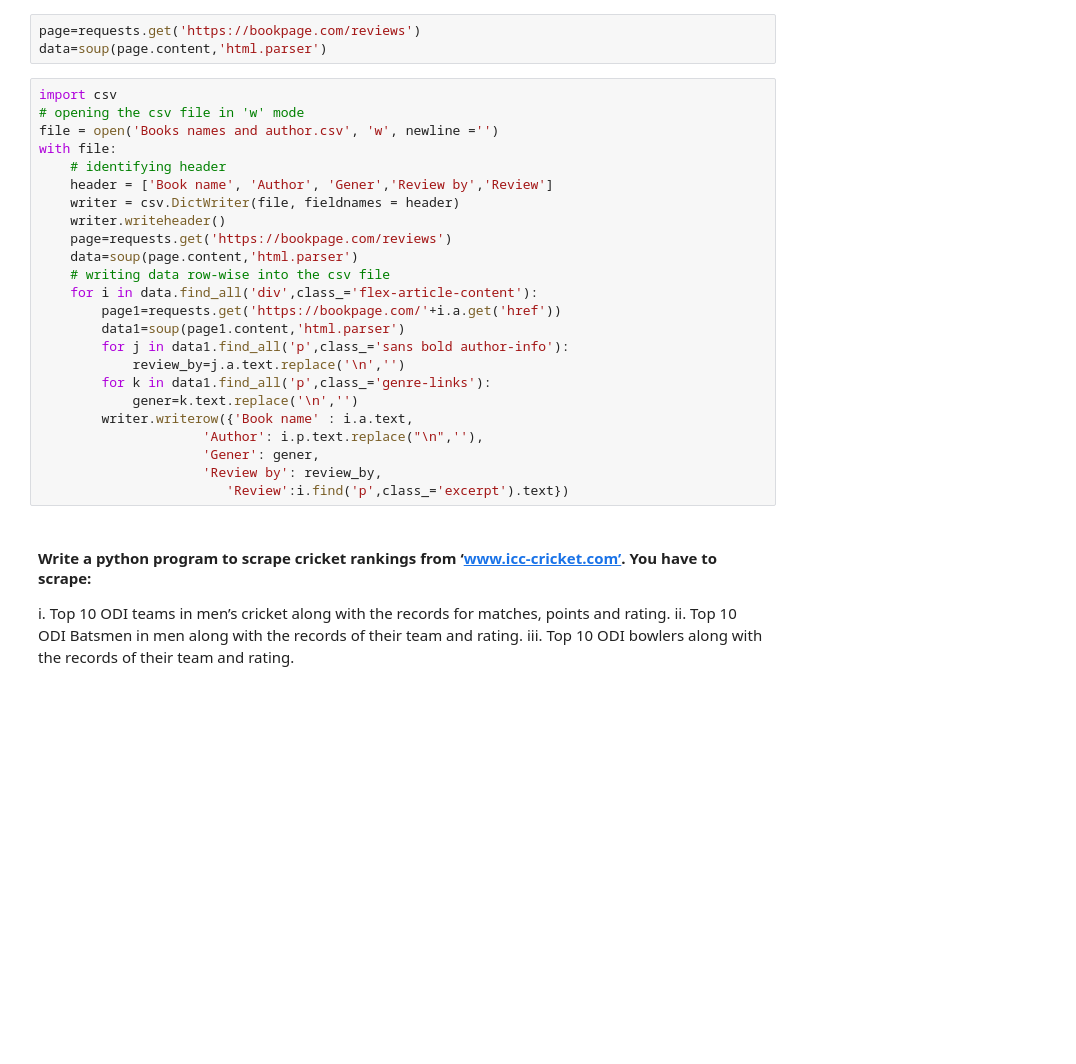
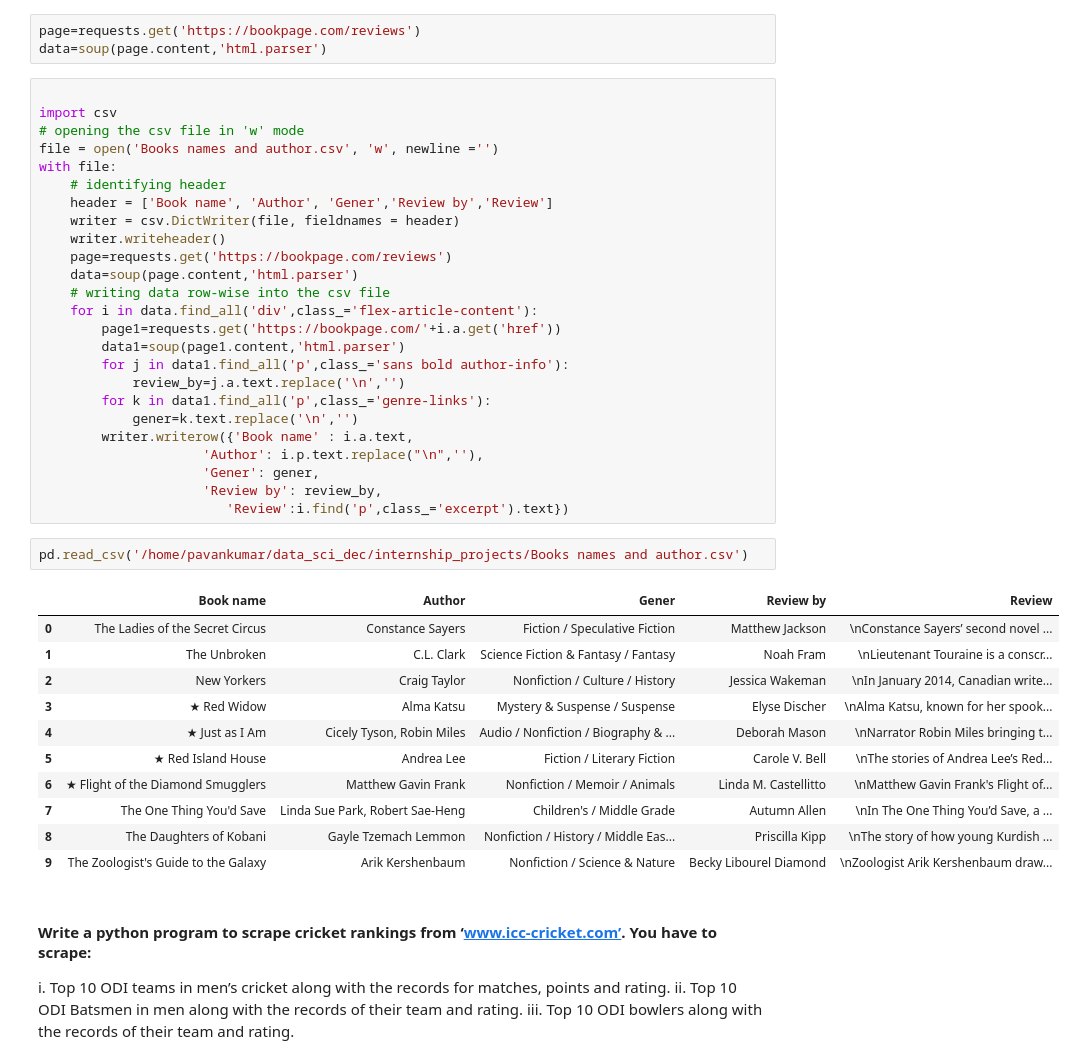
Before and after one commit to p18888/Internship-Projects, a Jupyter notebook: Assignment 1.ipynb, the cells around one changed output. Drawn from its saved outputs; the diff is of its cells as text; blank space fills up the shorter version.

```diff
--- a/Assignment 1.ipynb
+++ b/Assignment 1.ipynb
@@ -59,6 +97,7 @@ file.close()
 page=requests.get('https://bookpage.com/reviews')
 data=soup(page.content,'html.parser')
 # %%
+
 import csv
 # opening the csv file in 'w' mode
 file = open('Books names and author.csv', 'w', newline ='')
@@ -82,6 +121,20 @@ with file:
                      'Gener': gener,
                      'Review by': review_by,
                         'Review':i.find('p',class_='excerpt').text})
+# %%
+pd.read_csv('/home/pavankumar/data_sci_dec/internship_projects/Books names and author.csv')
+# %% [output]
+|  | Book name | Author | Gener | Review by | Review |
+| 0 | The Ladies of the Secret Circus | Constance Sayers | Fiction / Speculative Fiction | Matthew Jackson | \nConstance Sayers’ second novel ... |
+| 1 | The Unbroken | C.L. Clark | Science Fiction & Fantasy / Fantasy | Noah Fram | \nLieutenant Touraine is a conscr... |
+| 2 | New Yorkers | Craig Taylor | Nonfiction / Culture / History | Jessica Wakeman | \nIn January 2014, Canadian write... |
+| 3 | ★ Red Widow | Alma Katsu | Mystery & Suspense / Suspense | Elyse Discher | \nAlma Katsu, known for her spook... |
+| 4 | ★ Just as I Am | Cicely Tyson, Robin Miles | Audio / Nonfiction / Biography & ... | Deborah Mason | \nNarrator Robin Miles bringing t... |
+| 5 | ★ Red Island House | Andrea Lee | Fiction / Literary Fiction | Carole V. Bell | \nThe stories of Andrea Lee’s Red... |
+| 6 | ★ Flight of the Diamond Smugglers | Matthew Gavin Frank | Nonfiction / Memoir / Animals | Linda M. Castellitto | \nMatthew Gavin Frank's Flight of... |
+| 7 | The One Thing You'd Save | Linda Sue Park, Robert Sae-Heng | Children's / Middle Grade | Autumn Allen | \nIn The One Thing You’d Save, a ... |
+| 8 | The Daughters of Kobani | Gayle Tzemach Lemmon | Nonfiction / History / Middle Eas... | Priscilla Kipp | \nThe story of how young Kurdish ... |
+| 9 | The Zoologist's Guide to the Galaxy | Arik Kershenbaum | Nonfiction / Science & Nature | Becky Libourel Diamond | \nZoologist Arik Kershenbaum draw... |
 # %% [markdown]
 #### Write a python program to scrape cricket rankings from ‘www.icc-cricket.com’. You have to scrape:
 i. Top 10 ODI teams in men’s cricket along with the records for matches, points and rating.
```
Also changed, not shown: parts of 19 cells of this notebook.
